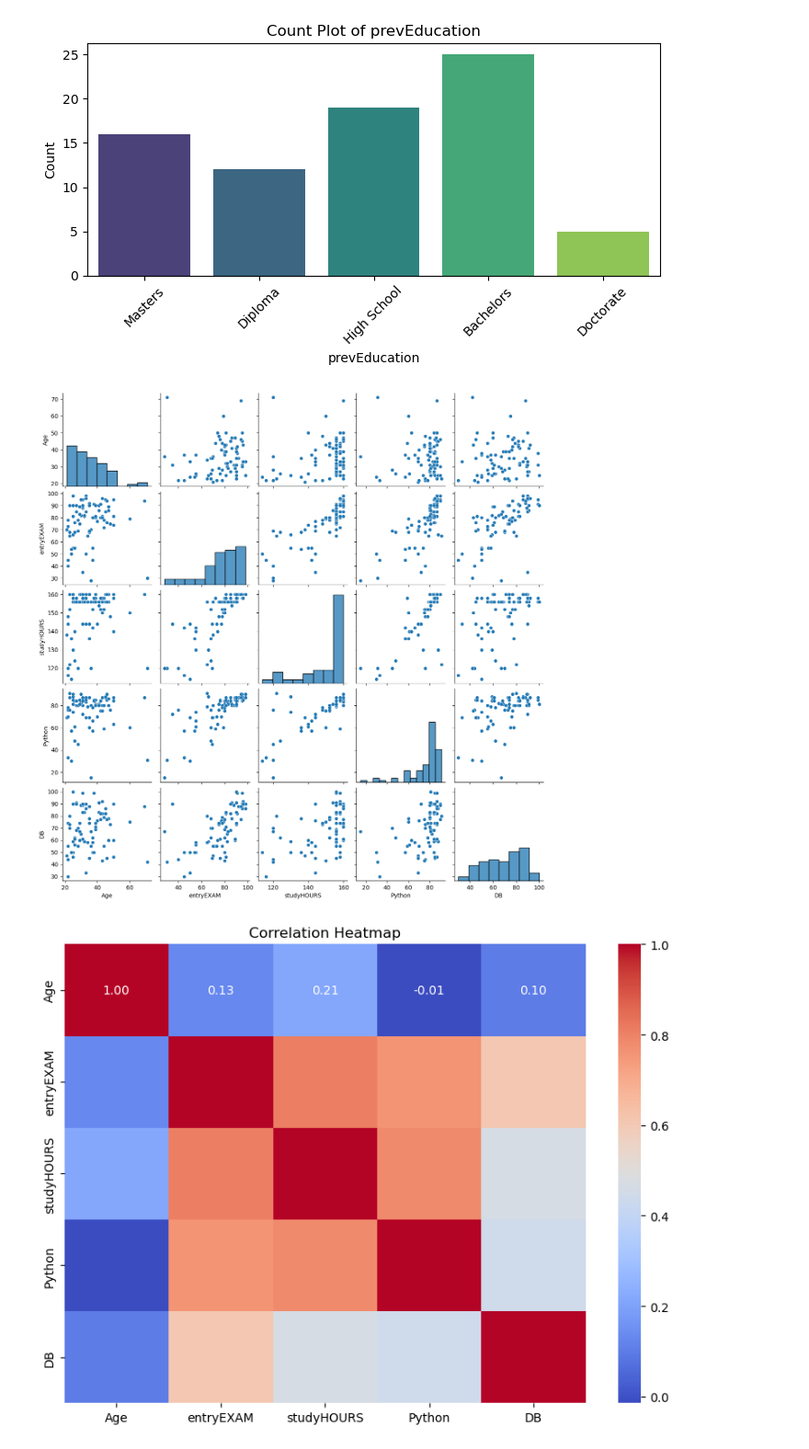
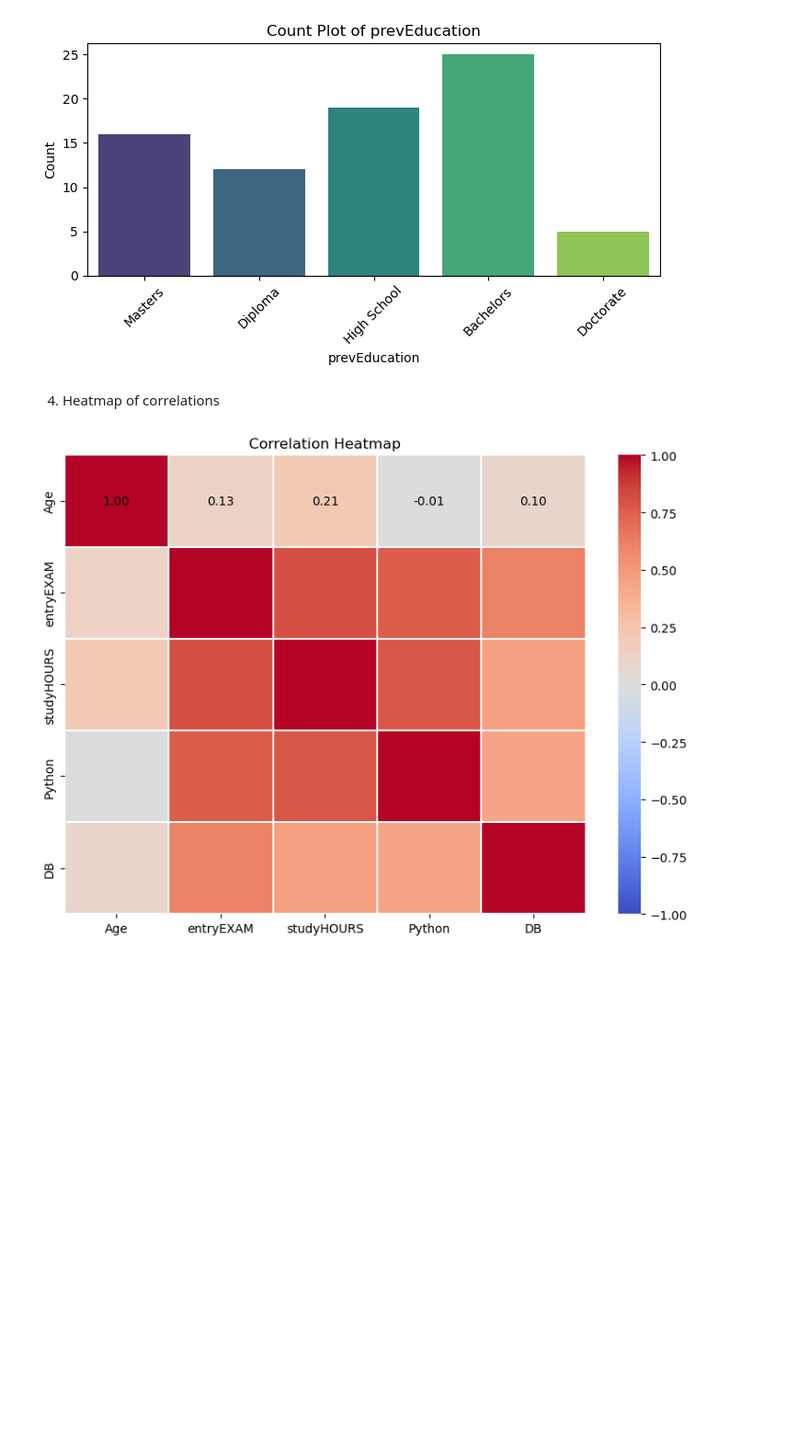
Before and after one commit to sajjadkhazaei/students_performance, a Jupyter notebook: main.ipynb, the cells around one changed output. Shown: that part at 92% size. Cells and saved outputs as stored; diff of their text form; code cells hidden in the pictures; blank space fills up the shorter version.

```diff
--- a/main.ipynb
+++ b/main.ipynb
@@ -245,12 +258,12 @@ import matplotlib.pyplot as plt
 import seaborn as sns
 
 # List of numeric columns from the data
-numerical_columns= df.select_dtypes(include=['int64', 'float64']).columns
+numerical_columns=df[df.select_dtypes(include=['int64', 'float64']).columns]
 
 ### Histograms for numeric variables
 for col in numerical_columns:
     plt.figure(figsize=(6,4))
-    sns.histplot(df[col], kde=True)
+    sns.histplot(numerical_columns[col], kde=True)
     plt.title(f'Histogram of {col}')
     plt.xlabel(col)
     plt.ylabel('Frequency')
@@ -280,21 +295,19 @@ for col in categorical_cols:
 [figure]
 [figure]
 [figure]
+# %% [markdown]
+4. Heatmap of correlations
 # %%
-# Pair Plot to examine relationships among numeric variables
-sns.pairplot(df[numerical_columns])
-plt.show()
 
-# Correlation Heatmap - ensure at least 4 numeric columns are available
-if len(numerical_columns) >= 4:
+# Correlation Heatmap - ensure at least 2 numeric columns are available
+if numerical_columns.shape[1] >= 2:
     plt.figure(figsize=(8,6))
-    corr = df[numerical_columns].corr()
-    sns.heatmap(corr, annot=True, cmap='coolwarm', fmt='.2f')
+    corr = numerical_columns.corr()
+    sns.heatmap(corr, cmap='coolwarm', fmt='.2f',annot_kws={'color': 'black'}, vmin=-1, vmax=1, linewidths=0.2, annot=True)
     plt.title('Correlation Heatmap')
     plt.tight_layout()
     plt.show()
 else:
     print('Not enough numeric columns for a correlation heatmap.')
 # %% [output]
-[figure, old version]
+[figure, new version]
-[figure, removed]
```
Also changed, not shown: parts of 19 cells of this notebook.
